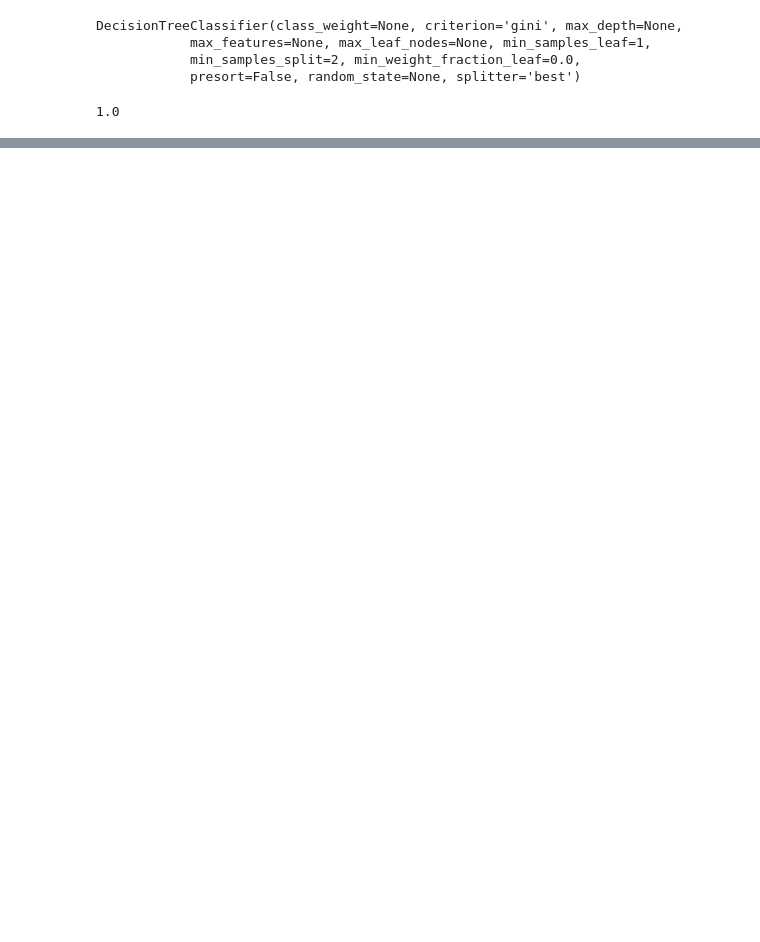
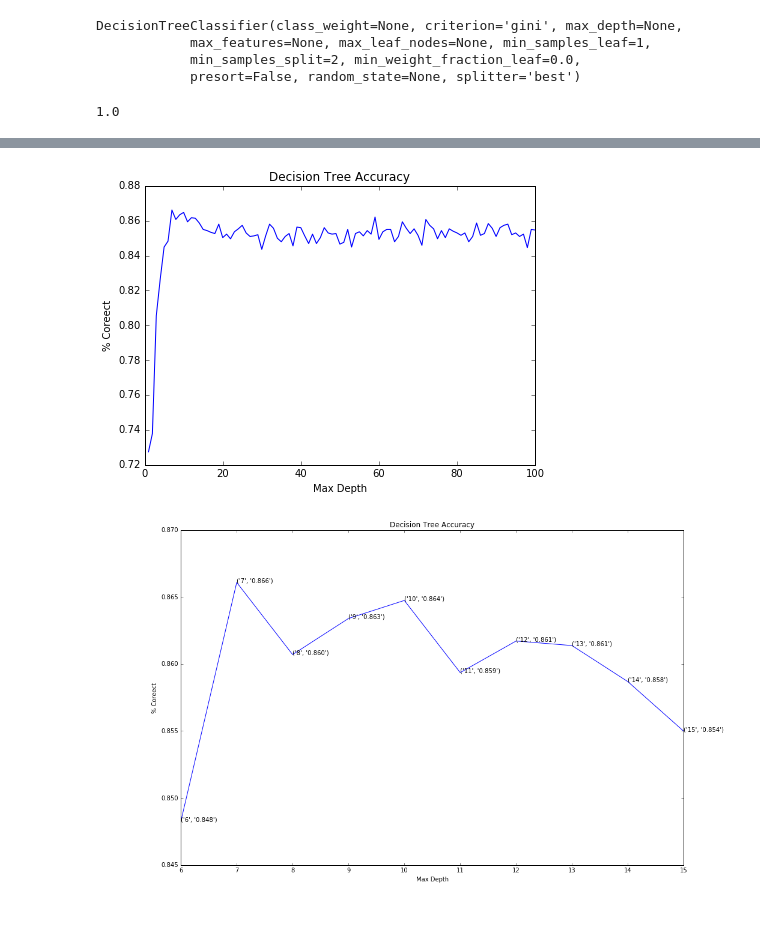
Before and after one commit to LyuuuuXinwei/KaggleProject, a Jupyter notebook: Explore Classification.ipynb, the cells around one changed output, grey strips where cells are left out. Cells and saved outputs as stored; diff of their text form; code cells hidden in the pictures; blank space fills up the shorter version.

```diff
--- a/Explore Classification.ipynb
+++ b/Explore Classification.ipynb
@@ -26,0 +70,34 @@ datasets.make_classification?
+# %%
+np.random.seed(0)
+
+n_features = 100
+x, y = datasets.make_classification(10000, n_features=n_features, n_informative=10, random_state=5)
+# split train and test dataset
+training = np.random.choice([True, False], p=[0.7, 0.3], size=len(y))
+accuracies = []
+
+# create accuracies array according to different depth
+for i in np.arange(1, n_features+1):
+    dt = DecisionTreeClassifier(max_depth=i)
+    dt.fit(x[training], y[training])
+    preds = dt.predict(x[~training])
+    accuracies.append((preds == y[~training]).mean())
+
+# making plots
+f, ax = plt.subplots(figsize=(7,5))
+ax.plot(range(1, n_features+1), accuracies)
+ax.set_title("Decision Tree Accuracy")
+ax.set_ylabel("% Coreect")
+ax.set_xlabel("Max Depth")
+
+# We can find that the accuracy arrive highest values acounrd depth 10 and then decrease
+f, ax = plt.subplots(figsize=(15,10))
+ax.plot(range(1, n_features+1)[5:15], accuracies[5:15])
+ax.set_title("Decision Tree Accuracy")
+ax.set_ylabel("% Coreect")
+ax.set_xlabel("Max Depth")
+for i,j in zip(range(1, n_features+1)[:20], accuracies[:20]):
+    ax.annotate(('{:.5}'.format(str(i)),'{:.5}'.format(str(j))), xy=(i,j))
+# %% [output]
+[figure, added]
+[figure, added]
```
Also changed, not shown: parts of 14 cells of this notebook, 2 other files.
